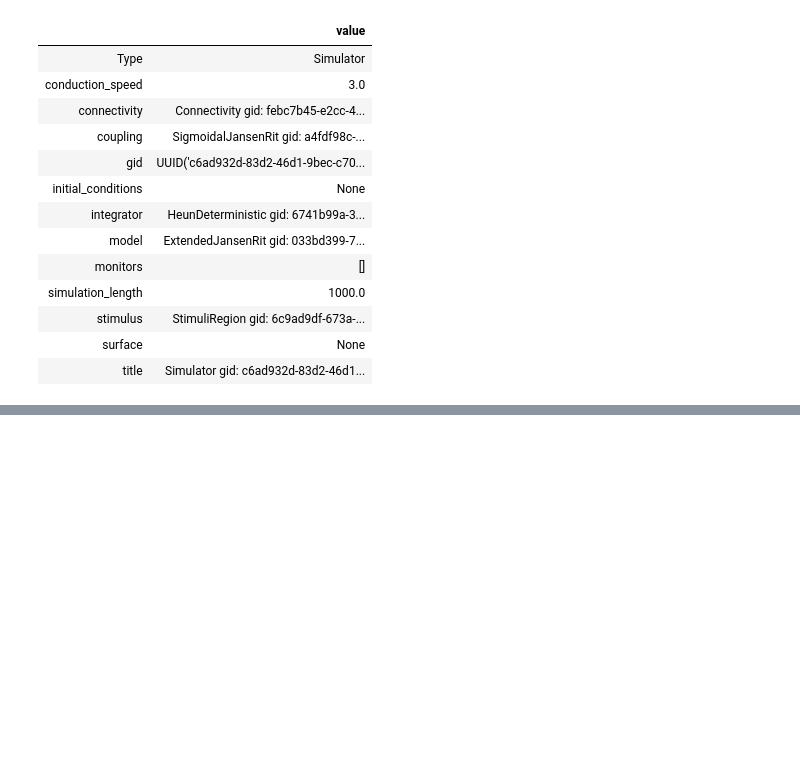
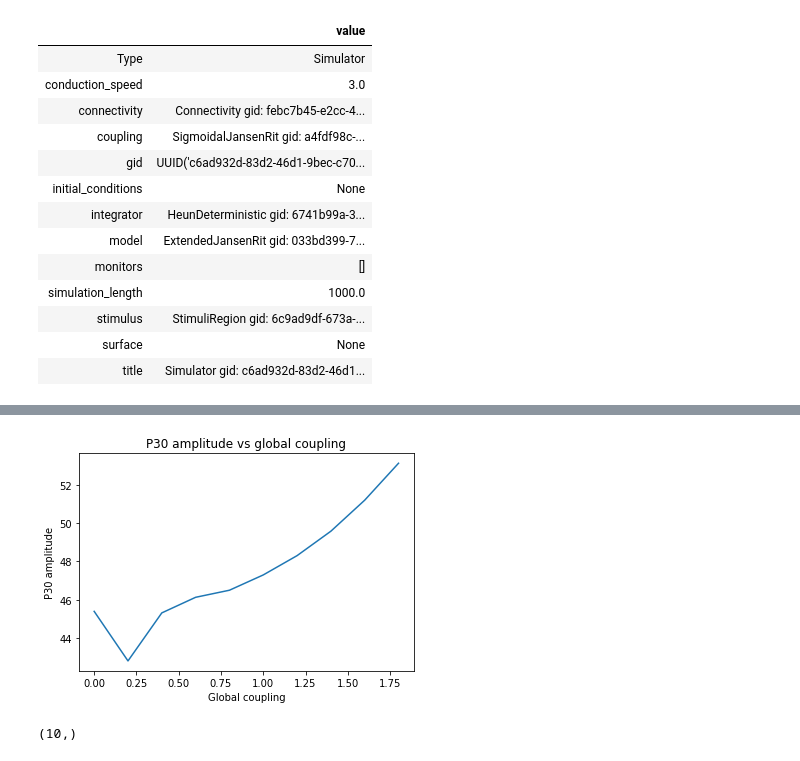
Before and after one commit to anujanegi/TMS-simulation, a Jupyter notebook: TEP with Jansen RIt.ipynb, the cells around one changed output, grey strips where cells are left out. Drawn from its saved outputs; the diff is of its cells as text; code cells hidden in the pictures; blank space fills up the shorter version.

Commit message:
P30 vs global coupling

```diff
--- a/TEP with Jansen RIt.ipynb
+++ b/TEP with Jansen RIt.ipynb
@@ -198,0 +214,13 @@ WARNING  random_state supplied for non-stochastic integration
+# %%
+P30_amplitudes =np.array(results)[:, 0]
+plt.plot(gc_range, P30_amplitudes)
+plt.xlabel("Global coupling")
+plt.ylabel("P30 amplitude")
+plt.title("P30 amplitude vs global coupling")
+plt.show()
+# %% [output]
+[figure, added]
+# %%
+gc_range.shape
+# %% [output]
+(10,)
```
Also changed, not shown: parts of 2 cells of this notebook.
